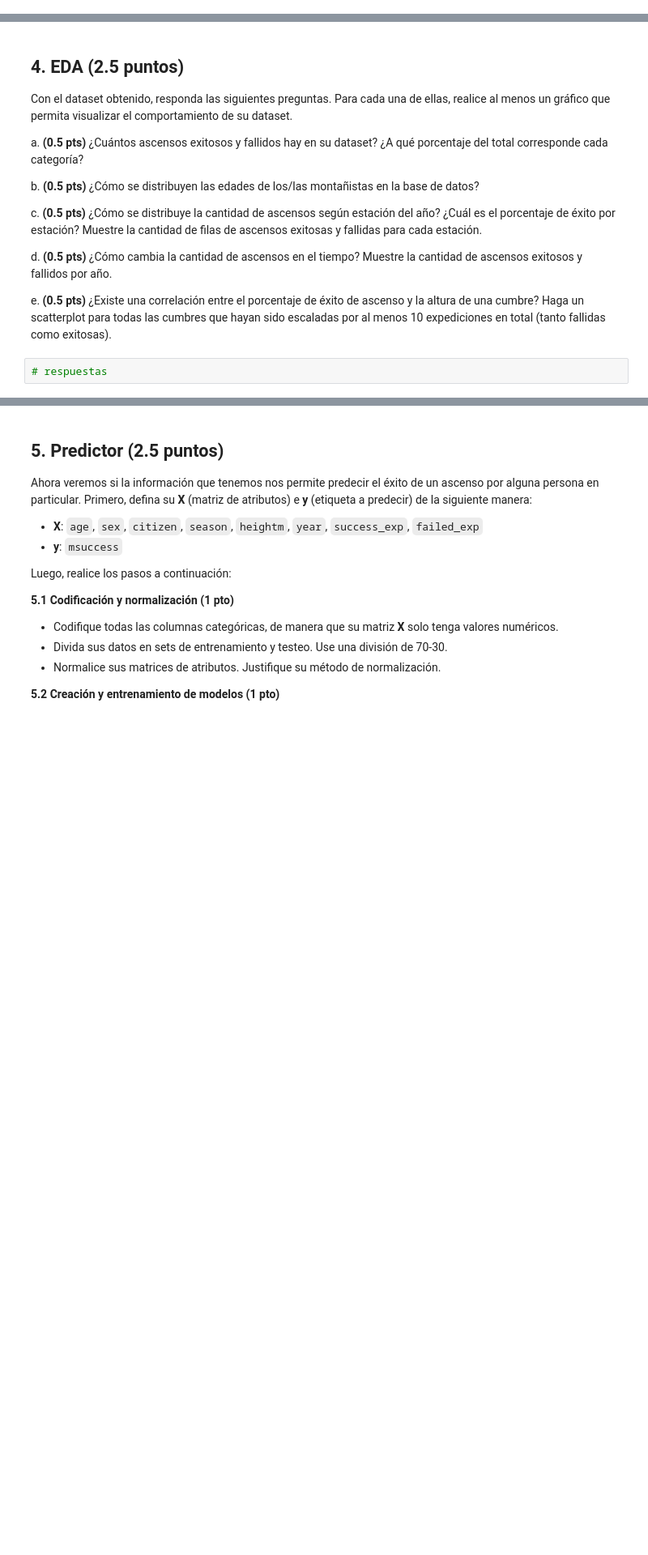
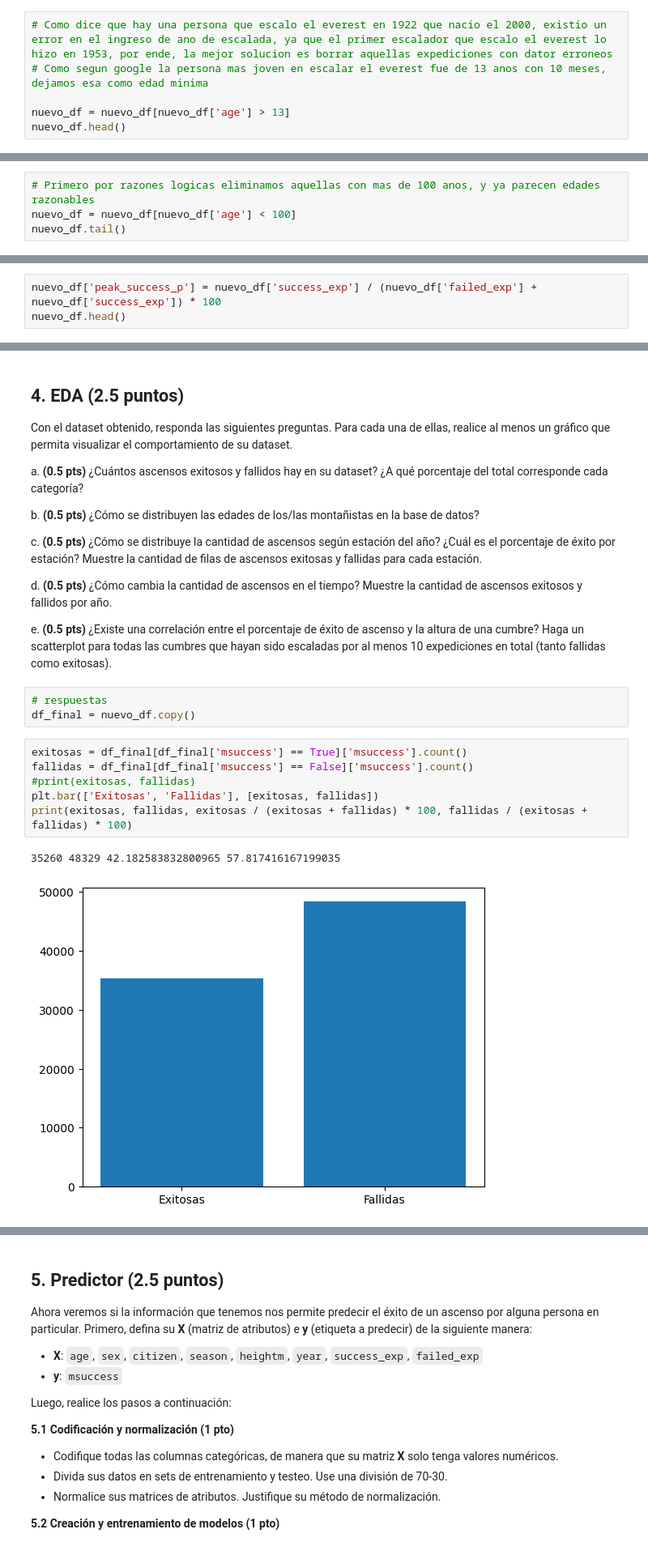
Before and after one commit to Cristobal-Lyon-Diaz/IMT2200-Cristobal-Lyon, a Jupyter notebook: tarea 04/IMT2200-25s2 - Tarea 04.ipynb, the cells around one changed output, grey strips where cells are left out. Shown at 81% size. Drawn from its saved outputs; the diff is of its cells as text; blank space fills up the shorter version.

```diff
--- a/tarea 04/IMT2200-25s2 - Tarea 04.ipynb
+++ b/tarea 04/IMT2200-25s2 - Tarea 04.ipynb
@@ -393,0 +637,6 @@ De ser necesario, aplique procesos de limpieza y transformación a estas columna
+# %%
+# Como dice que hay una persona que escalo el everest en 1922 que nacio el 2000, existio un error en el ingreso de ano de escalada, ya que el primer escalador que escalo el everest lo hizo en 1953, por ende, la mejor solucion es borrar aquellas expediciones con dator erroneos
+# Como segun google la persona mas joven en escalar el everest fue de 13 anos con 10 meses, dejamos esa como edad minima
+
+nuevo_df = nuevo_df[nuevo_df['age'] > 13]
+nuevo_df.head()
@@ -393,0 +660,4 @@ De ser necesario, aplique procesos de limpieza y transformación a estas columna
+# %%
+# Primero por razones logicas eliminamos aquellas con mas de 100 anos, y ya parecen edades razonables
+nuevo_df = nuevo_df[nuevo_df['age'] < 100]
+nuevo_df.tail()
@@ -393,0 +671,3 @@ De ser necesario, aplique procesos de limpieza y transformación a estas columna
+# %%
+nuevo_df['peak_success_p'] = nuevo_df['success_exp'] / (nuevo_df['failed_exp'] + nuevo_df['success_exp']) * 100
+nuevo_df.head()
@@ -407,3 +694,13 @@ d. **(0.5 pts)** ¿Cómo cambia la cantidad de ascensos en el tiempo? Muestre la
 e. **(0.5 pts)** ¿Existe una correlación entre el porcentaje de éxito de ascenso y la altura de una cumbre? Haga un scatterplot para todas las cumbres que hayan sido escaladas por al menos 10 expediciones en total (tanto fallidas como exitosas).
 # %%
 # respuestas
+df_final = nuevo_df.copy()
+# %%
+exitosas = df_final[df_final['msuccess'] == True]['msuccess'].count()
+fallidas = df_final[df_final['msuccess'] == False]['msuccess'].count()
+#print(exitosas, fallidas)
+plt.bar(['Exitosas', 'Fallidas'], [exitosas, fallidas])
+print(exitosas, fallidas, exitosas / (exitosas + fallidas) * 100, fallidas / (exitosas + fallidas) * 100)
+# %% [output]
+35260 48329 42.182583832800965 57.817416167199035
+[figure, added]
```
Also changed, not shown: parts of 44 cells of this notebook.
